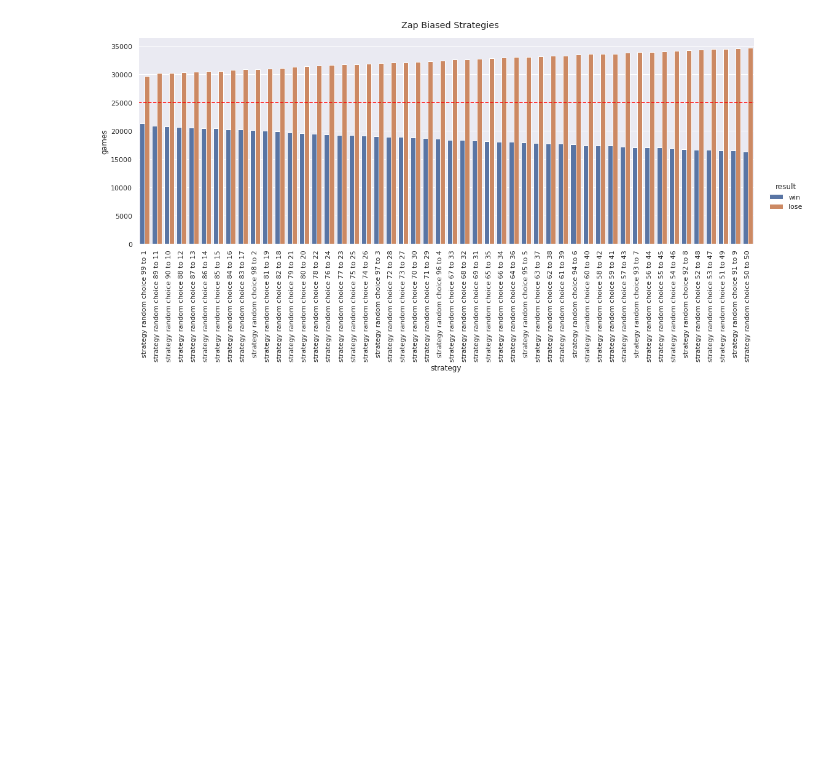
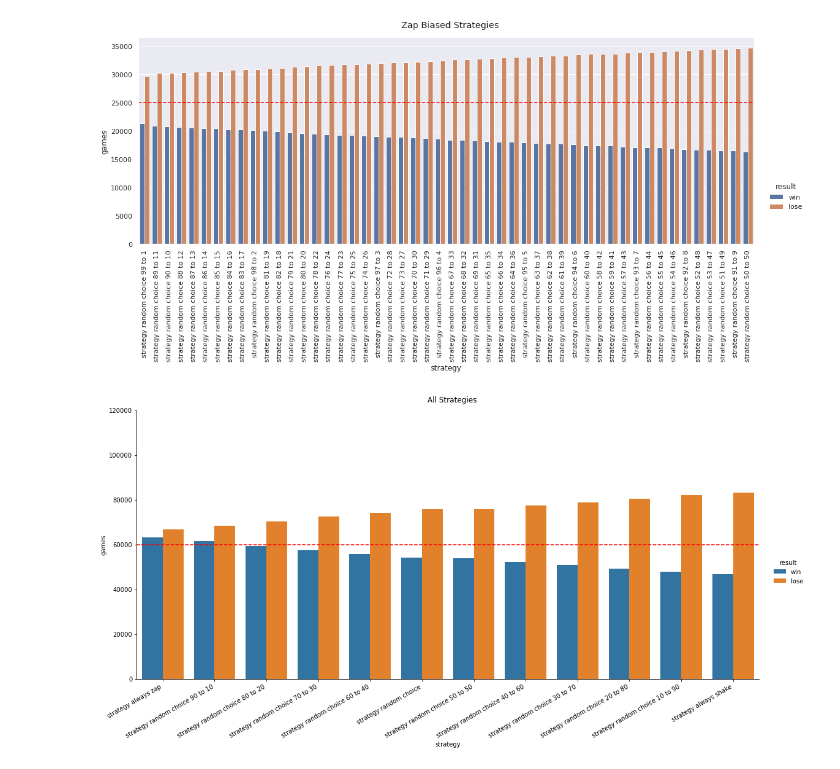
Before and after one commit to brevdev/AreYouARobot, a Jupyter notebook: work/ayar.ipynb, the cells around one changed output. Drawn from its saved outputs; the diff is of its cells as text; code cells hidden in the pictures; blank space fills up the shorter version.

```diff
--- a/work/ayar.ipynb
+++ b/work/ayar.ipynb
@@ -1038,3 +1037,18 @@ strategy_random_choice_99_to_1,
+# %%
+reduced_sample_strategies = [
+    strategy_always_shake,
+    strategy_random_choice,
+    strategy_always_zap,
+strategy_random_choice_10_to_90,
+strategy_random_choice_20_to_80,
+strategy_random_choice_30_to_70,
+strategy_random_choice_40_to_60,
+strategy_random_choice_50_to_50,
+strategy_random_choice_60_to_40,
+strategy_random_choice_70_to_30,
+strategy_random_choice_80_to_20,
+strategy_random_choice_90_to_10,
+]
 # %%
 basic_strats = [
     strategy_always_shake,
@@ -1455,3 +1525,14 @@ make_bar_chart(zap_biased_bar_df, "", "Zap Biased Strategies",
                , 15.3/8.27,  n*len(zap_biased_strats)//2)
 # %% [output]
 [figure]
+# %%
+n = 10000
+reduced_sample_trials = apply_fn_to_all_strategies(get_trial, reduced_sample_strategies, n)
+reduced_sample_table = strategy_win_loss_table(reduced_sample_trials)
+reduced_sample_df = swlt_to_df(reduced_sample_table)
+# %%
+make_bar_chart(reduced_sample_df, "", "All Strategies",
+               reversed(sorted(reduced_sample_table, key=lambda k: reduced_sample_table[k]["wins"]))
+               , 15.3/8.27,  n*len(reduced_sample_table)//2)
+# %% [output]
+[figure, added]
```
Also changed, not shown: parts of 13 cells of this notebook, 4 other files.
